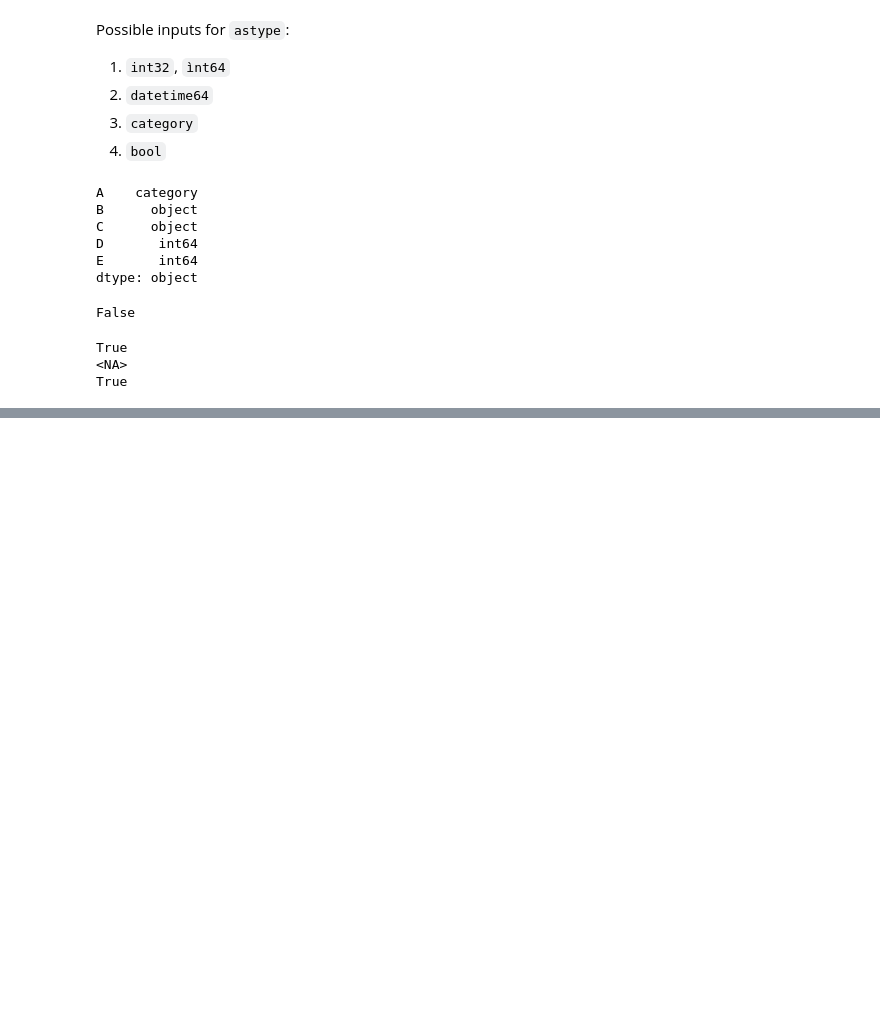
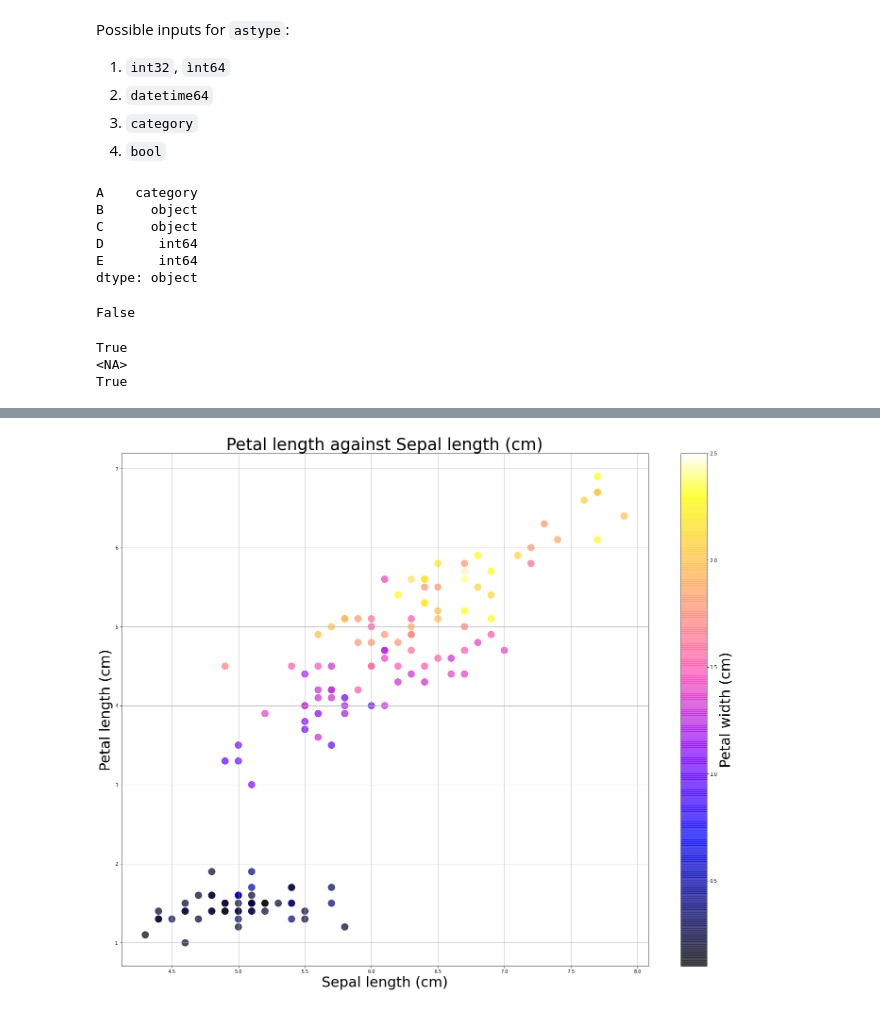
Before and after one commit to tohcejasmine/Notes, a Jupyter notebook: WIP/learning-pandas-practice.ipynb, the cells around one changed output, grey strips where cells are left out. Cells and saved outputs as stored; diff of their text form; code cells hidden in the pictures; blank space fills up the shorter version.

```diff
--- a/WIP/learning-pandas-practice.ipynb
+++ b/WIP/learning-pandas-practice.ipynb
@@ -976,0 +1005,4 @@ True
+# %%
+iris = datasets.load_iris()
+iris_df = pd.DataFrame(iris.data, columns=iris.feature_names)
+iris_df
@@ -976,0 +1023,17 @@ True
+# %%
+plt.figure(figsize=(25, 20))
+plt.scatter(iris_df["sepal length (cm)"], # x
+            iris_df["petal length (cm)"], # y
+            s=200, # point size
+            alpha=0.7, # transparency
+            c=iris_df["petal width (cm)"], # third dim
+            cmap="gnuplot2" # colour scheme for third dim
+           )
+plt.title('Petal length against Sepal length (cm)', fontsize=35)
+plt.xlabel('Sepal length (cm)', fontsize=30)
+plt.ylabel('Petal length (cm)', fontsize=30)
+cb = plt.colorbar()
+cb.set_label("Petal width (cm)", fontsize=30)
+plt.grid(True)
+# %% [output]
+[figure, added]
```
Also changed, not shown: parts of 26 cells of this notebook.
